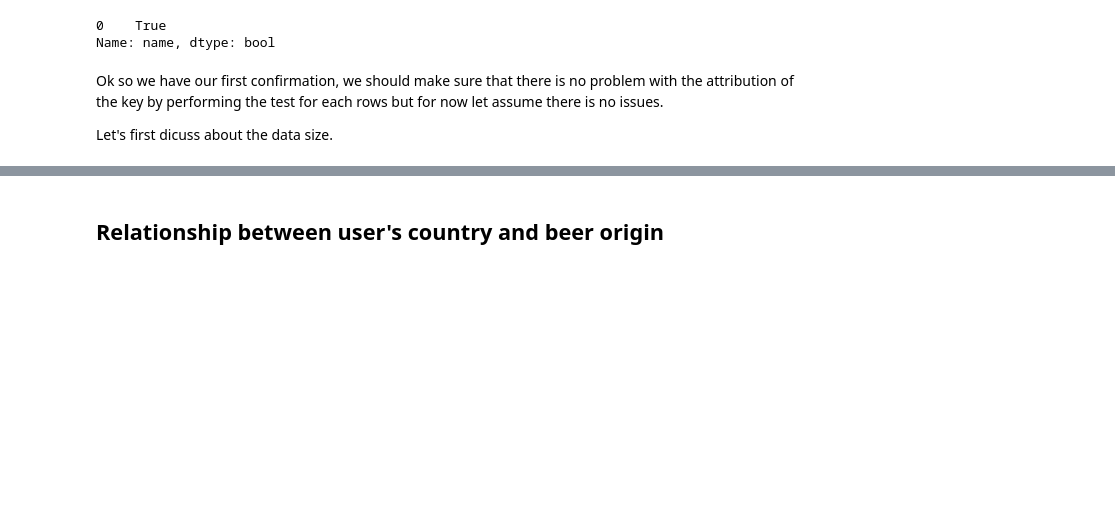
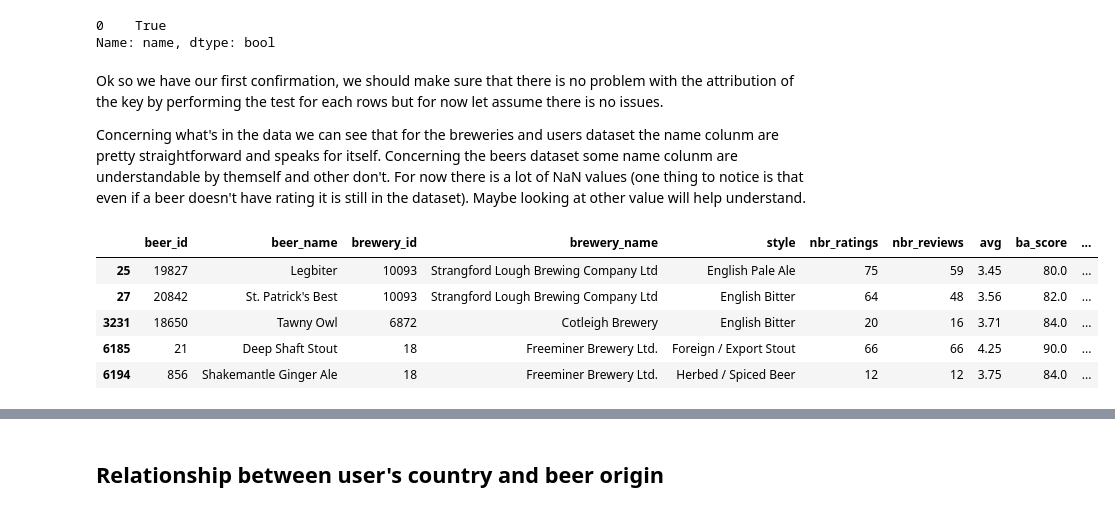
Before and after one commit to epfl-ada/ada-2022-project-brian, a Jupyter notebook: project.ipynb, the cells around one changed output, grey strips where cells are left out. Cells and saved outputs as stored; diff of their text form; code cells hidden in the pictures; blank space fills up the shorter version.

```diff
--- a/project.ipynb
+++ b/project.ipynb
@@ -36,5 +101,5 @@ There is also matched dataset between the two websites.
 # %%
-beers_ba = pd.read_csv('DATA/BeerAdvocate/beers.csv')
+beers_ba = pd.read_csv(beers_file)
 beers_ba.head(10)
 # %% [output]
 |  | beer_id | beer_name | brewery_id | brewery_name | style | nbr_ratings | nbr_reviews | avg | ba_score | ... |
@@ -75,4 +140,13 @@ Name: name, dtype: bool
 # %% [markdown]
 Ok so we have our first confirmation, we should make sure that there is no problem with the attribution of the key by performing the test for each rows but for now let assume there is no issues.
 
-Let's first dicuss about the data size.
+Concerning what's in the data we can see that for the breweries and users dataset the name colunm are pretty straightforward and speaks for itself. Concerning the beers dataset some name colunm are understandable by themself and other don't. For now there is a lot of NaN values (one thing to notice is that even if a beer doesn't have rating it is still in the dataset). Maybe looking at other value will help understand.
+# %%
+beers_ba[~beers_ba.isna().any(axis=1)].head()
+# %% [output]
+|  | beer_id | beer_name | brewery_id | brewery_name | style | nbr_ratings | nbr_reviews | avg | ba_score | ... |
+| 25 | 19827 | Legbiter | 10093 | Strangford Lough Brewing Company Ltd | English Pale Ale | 75 | 59 | 3.45 | 80.0 | ... |
+| 27 | 20842 | St. Patrick's Best | 10093 | Strangford Lough Brewing Company Ltd | English Bitter | 64 | 48 | 3.56 | 82.0 | ... |
+| 3231 | 18650 | Tawny Owl | 6872 | Cotleigh Brewery | English Bitter | 20 | 16 | 3.71 | 84.0 | ... |
+| 6185 | 21 | Deep Shaft Stout | 18 | Freeminer Brewery Ltd. | Foreign / Export Stout | 66 | 66 | 4.25 | 90.0 | ... |
+| 6194 | 856 | Shakemantle Ginger Ale | 18 | Freeminer Brewery Ltd. | Herbed / Spiced Beer | 12 | 12 | 3.75 | 84.0 | ... |
```
Also changed, not shown: parts of 29 cells of this notebook, 4 other files.
